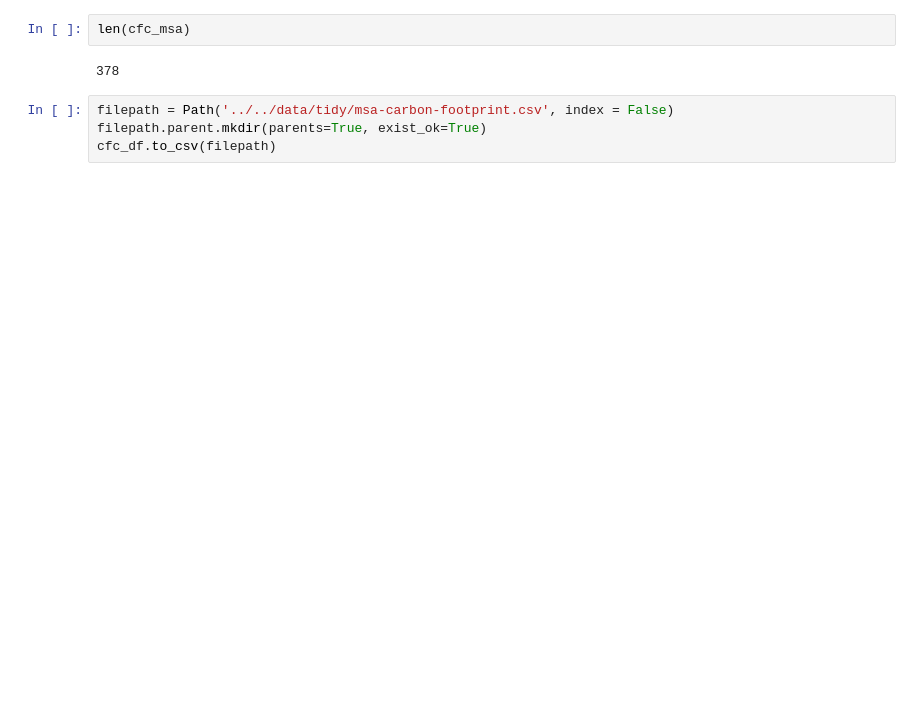
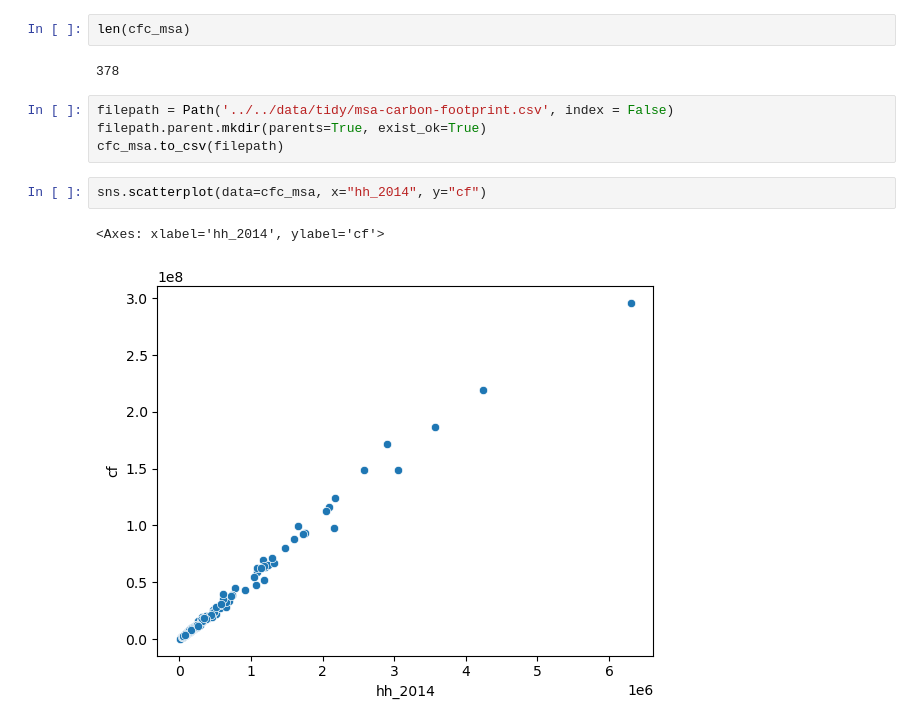
Before and after one commit to narslab/msa-emission-typologies, a Jupyter notebook: bin/jupyter/aggregate-carbon-footprints.ipynb, the cells around one changed output. Saved outputs shown, nothing was run; the diff lists cells and outputs as text; blank space fills up the shorter version.

Commit message:
Updates to combined data sets

```diff
--- a/bin/jupyter/aggregate-carbon-footprints.ipynb
+++ b/bin/jupyter/aggregate-carbon-footprints.ipynb
@@ -148,4 +149,9 @@ len(cfc_msa)
 # %%
 filepath = Path('../../data/tidy/msa-carbon-footprint.csv', index = False)
 filepath.parent.mkdir(parents=True, exist_ok=True)
-cfc_df.to_csv(filepath)
+cfc_msa.to_csv(filepath)
+# %%
+sns.scatterplot(data=cfc_msa, x="hh_2014", y="cf")
+# %% [output]
+<Axes: xlabel='hh_2014', ylabel='cf'>
+[figure, added]
```
Also changed, not shown: parts of 9 cells of this notebook, 4 other files.
